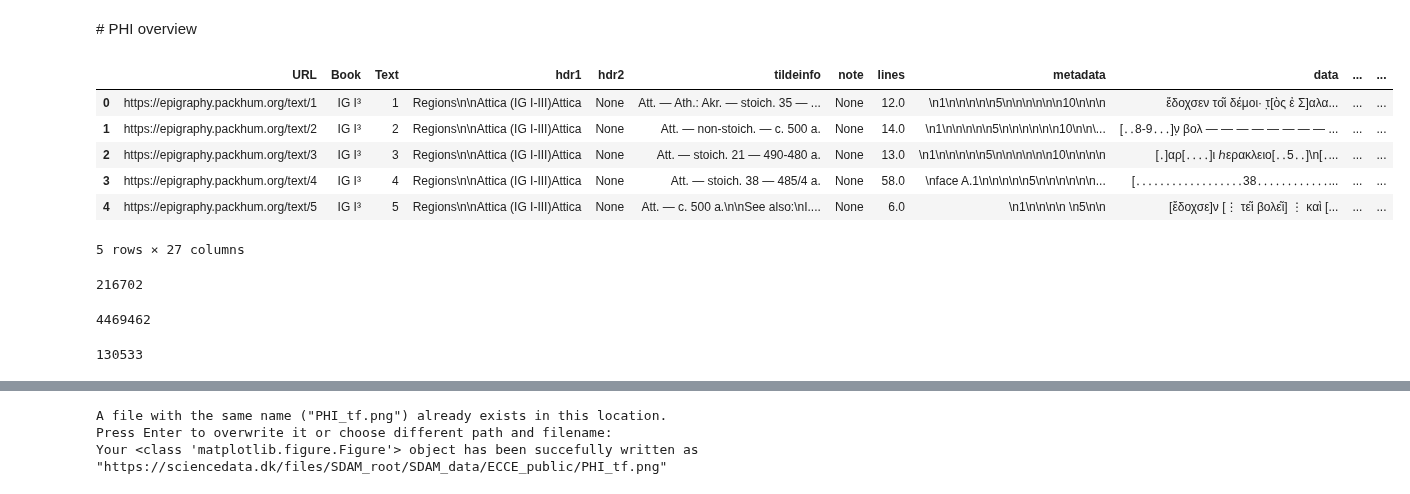
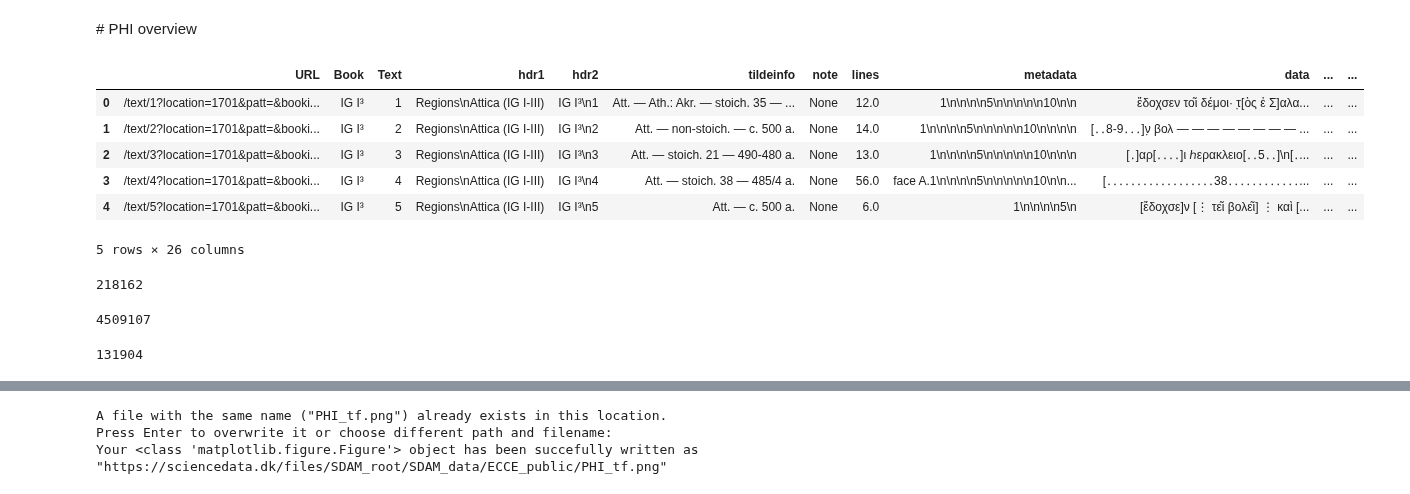
Before and after one commit to kasev/ECCE, a Jupyter notebook: scripts/DATA_OVERVIEW.ipynb, the cells around one changed output, grey strips where cells are left out. Drawn from its saved outputs; the diff is of its cells as text; code cells hidden in the pictures.

```diff
--- a/scripts/DATA_OVERVIEW.ipynb
+++ b/scripts/DATA_OVERVIEW.ipynb
@@ -433,32 +445,32 @@ Your <class 'matplotlib.figure.Figure'> object has been succefully written as "h
 # %%
 # read the PHI dataset from sciencedata.dk
 # (takes some time - the dataset has almost 400MB)
-PHI = sddk.read_file("SDAM_data/PHI/PHI_dated_lemmatized_20201023.json", "df", conf)
+PHI = sddk.read_file("SDAM_data/PHI/PHI_dated_lemmatized_20201211.json", "df", conf)
 # older version used during development: PHI = sddk.read_file("SDAM_data/PHI/PHI_enriched_raw.json", "df", conf)
 # print first 5 rows of the data
 PHI.head(5)
 # %% [output]
 |  | URL | Book | Text | hdr1 | hdr2 | tildeinfo | note | lines | metadata | data | ... | ... |
-| 0 | https://epigraphy.packhum.org/text/1 | IG I³ | 1 | Regions\n\nAttica (IG I-III)Attica | None | Att. — Ath.: Akr. — stoich. 35 — ... | None | 12.0 | \n1\n\n\n\n\n5\n\n\n\n\n\n10\n\n\n | ἔδοχσεν το͂ι δέμοι· τ̣[ὸς ἐ Σ]αλα... | ... | ... |
-| 1 | https://epigraphy.packhum.org/text/2 | IG I³ | 2 | Regions\n\nAttica (IG I-III)Attica | None | Att. — non-stoich. — c. 500 a. | None | 14.0 | \n1\n\n\n\n\n5\n\n\n\n\n\n10\n\n\... | [․․8-9․․․]ν̣ βολ — — — — — — — — ... | ... | ... |
-| 2 | https://epigraphy.packhum.org/text/3 | IG I³ | 3 | Regions\n\nAttica (IG I-III)Attica | None | Att. — stoich. 21 — 490-480 a. | None | 13.0 | \n1\n\n\n\n\n5\n\n\n\n\n\n10\n\n\n\n | [․]αρ[․․․․]ι ℎερακλειο[․․5․․]\n[․... | ... | ... |
-| 3 | https://epigraphy.packhum.org/text/4 | IG I³ | 4 | Regions\n\nAttica (IG I-III)Attica | None | Att. — stoich. 38 — 485/4 a. | None | 58.0 | \nface A.1\n\n\n\n\n5\n\n\n\n\n\n... | [․․․․․․․․․․․․․․․․․․38․․․․․․․․․․․․... | ... | ... |
-| 4 | https://epigraphy.packhum.org/text/5 | IG I³ | 5 | Regions\n\nAttica (IG I-III)Attica | None | Att. — c. 500 a.\n\nSee also:\nI.... | None | 6.0 | \n1\n\n\n\n \n5\n\n | [ἔδοχσε]ν [⋮ τε͂ι βολε͂ι] ⋮ καὶ [... | ... | ... |
+| 0 | /text/1?location=1701&patt=&booki... | IG I³ | 1 | Regions\nAttica (IG I-III) | IG I³\n1 | Att. — Ath.: Akr. — stoich. 35 — ... | None | 12.0 | 1\n\n\n\n5\n\n\n\n\n10\n\n | ἔδοχσεν το͂ι δέμοι· τ̣[ὸς ἐ Σ]αλα... | ... | ... |
+| 1 | /text/2?location=1701&patt=&booki... | IG I³ | 2 | Regions\nAttica (IG I-III) | IG I³\n2 | Att. — non-stoich. — c. 500 a. | None | 14.0 | 1\n\n\n\n5\n\n\n\n\n10\n\n\n\n | [․․8-9․․․]ν̣ βολ — — — — — — — — ... | ... | ... |
+| 2 | /text/3?location=1701&patt=&booki... | IG I³ | 3 | Regions\nAttica (IG I-III) | IG I³\n3 | Att. — stoich. 21 — 490-480 a. | None | 13.0 | 1\n\n\n\n5\n\n\n\n\n10\n\n\n | [․]αρ[․․․․]ι ℎερακλειο[․․5․․]\n[․... | ... | ... |
+| 3 | /text/4?location=1701&patt=&booki... | IG I³ | 4 | Regions\nAttica (IG I-III) | IG I³\n4 | Att. — stoich. 38 — 485/4 a. | None | 56.0 | face A.1\n\n\n\n5\n\n\n\n\n10\n\n... | [․․․․․․․․․․․․․․․․․․38․․․․․․․․․․․․... | ... | ... |
+| 4 | /text/5?location=1701&patt=&booki... | IG I³ | 5 | Regions\nAttica (IG I-III) | IG I³\n5 | Att. — c. 500 a. | None | 6.0 | 1\n\n\n\n5\n | [ἔδοχσε]ν [⋮ τε͂ι βολε͂ι] ⋮ καὶ [... | ... | ... |
-5 rows × 27 columns
+5 rows × 26 columns
 # %%
-len(PHI)
+len(PHI) # previously 216702
 # %% [output]
-216702
+218162
 # %%
 PHI["wordcount"] = PHI["string_normalized"].apply(lambda string: len(string.split()))
 # %%
-PHI["wordcount"].sum()
+PHI["wordcount"].sum() #4469462
 # %% [output]
-4469462
+4509107
 # %%
-len(PHI[(PHI["not_before"].notnull()) | (PHI["not_after"].notnull())])
+len(PHI[(PHI["not_before"].notnull()) | (PHI["not_after"].notnull())]) # 130533
 # %% [output]
-130533
+131904
 # %%
 # read and execute our script for modelling dates
 script_url = "https://raw.githubusercontent.com/sdam-au/modelling_temporal_uncertainty/master/scripts/modelling_distributions.py"
```
Also changed, not shown: parts of 25 cells of this notebook, 4 other files.
